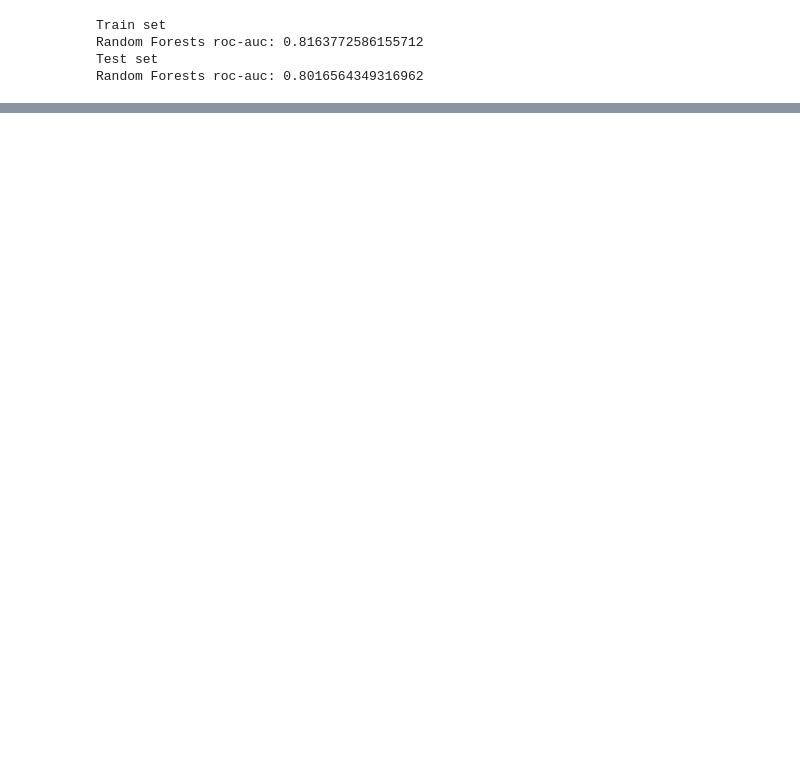
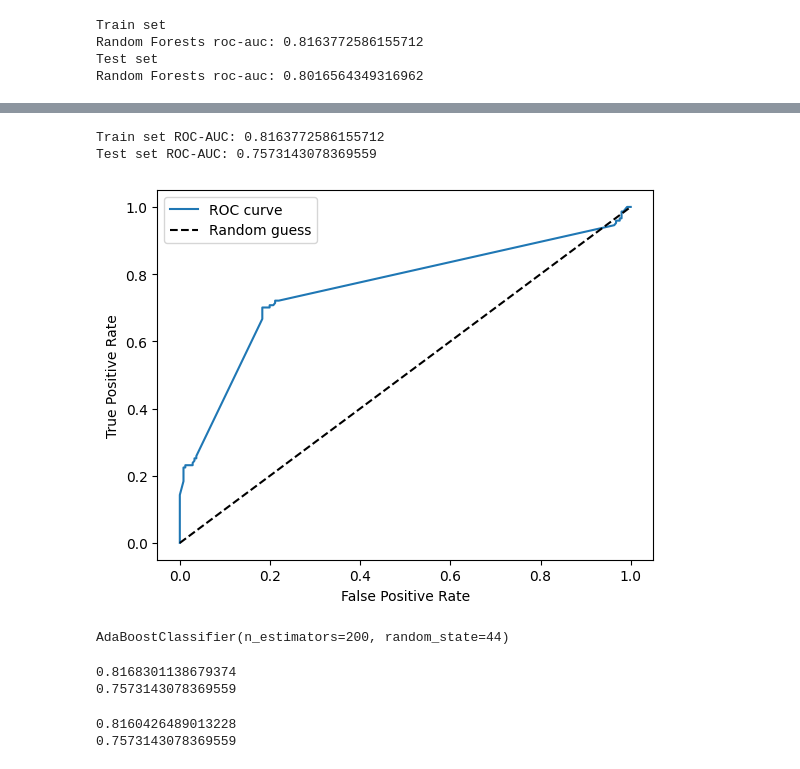
Before and after one commit to bhmit/featureEngineering, a Jupyter notebook: Section-04-Variable-Characteristics/8-practices.ipynb, the cells around one changed output, grey strips where cells are left out. Saved outputs shown, nothing was run; the diff lists cells and outputs as text; code cells hidden in the pictures; blank space fills up the shorter version.

```diff
--- a/Section-04-Variable-Characteristics/8-practices.ipynb
+++ b/Section-04-Variable-Characteristics/8-practices.ipynb
@@ -456,6 +491,8 @@ predictions_train = rf.predict(x_train[['cabin_r_maped','sex']])
 x_test_clean = x_test[['cabin_r_maped','sex']].fillna(0).infer_objects(copy=False)
 predictions = rf.predict(x_test_clean)
 # %%
+rf.fit(x_train[['cabin_r_maped', 'sex']], y_train)
+
 # توقع احتمالات بدلاً من التصنيفات
 train_probs = rf.predict_proba(x_train[['cabin_r_maped', 'sex']])
 test_probs = rf.predict_proba(x_test_clean)
@@ -479,0 +604,74 @@ Random Forests roc-auc: 0.8016564349316962
+# %%
+from sklearn.ensemble import RandomForestClassifier
+from sklearn.metrics import roc_auc_score
+
+# تدريب الموديل
+rf = RandomForestClassifier(n_estimators=200, random_state=0)
+rf.fit(x_train[['cabin_maped', 'sex']], y_train)
+
+# توقع الاحتمالات
+train_probs = rf.predict_proba(x_train[['cabin_maped', 'sex']])
+test_probs = rf.predict_proba(x_test[['cabin_maped', 'sex']].fillna(0))
+
+# ناخد احتمالية الـ class 1
+train_probs_class0 = train_probs[:, 1]
+test_probs_class1 = test_probs[:, 1]
+
+# نحسب ROC-AUC
+roc_auc_train = roc_auc_score(y_train, train_probs_class1)
+roc_auc_test = roc_auc_score(y_test, test_probs_class1)
+
+print('Train set ROC-AUC:', roc_auc_train)
+print('Test set ROC-AUC:', roc_auc_test)
+# %% [output]
+Train set ROC-AUC: 0.8163772586155712
+Test set ROC-AUC: 0.7573143078369559
+# %%
+from sklearn.metrics import roc_curve
+import matplotlib.pyplot as plt
+
+# حساب نقاط الـ ROC curve
+fpr, tpr, thresholds = roc_curve(y_test, test_probs_class1)
+
+# الرسم
+plt.plot(fpr, tpr, label='ROC curve')
+plt.plot([0, 1], [0, 1], 'k--', label='Random guess')
+plt.xlabel('False Positive Rate')
+plt.ylabel('True Positive Rate')
+plt.legend()
+plt.show()
+# %% [output]
+[figure, added]
+# %%
+ada_bost = AdaBoostClassifier(n_estimators=200, random_state=44)
+ada_bost.fit(x_train[['cabin_maped', 'sex']], y_train)
+# %% [output]
+AdaBoostClassifier(n_estimators=200, random_state=44)
+# %%
+ada_pred_train = ada_bost.predict_proba(x_train[['cabin_maped', 'sex']])
+roc_score_train = roc_auc_score(y_train,ada_pred_train[:,1])
+print(roc_score_train)
+
+ada_pred_test = ada_bost.predict_proba(x_test[['cabin_maped', 'sex']])
+
+roc_score_test = roc_auc_score(y_test, ada_pred_test[:,1])
+print(roc_auc_test)
+# %% [output]
+0.8168301138679374
+0.7573143078369559
+# %%
+
+ada_bost = AdaBoostClassifier(n_estimators=200, random_state=44)
+ada_bost.fit(x_train[['cabin_r_maped', 'sex']], y_train)
+
+ada_pred_train = ada_bost.predict_proba(x_train[['cabin_r_maped', 'sex']])
+roc_score_train = roc_auc_score(y_train,ada_pred_train[:,1])
+print(roc_score_train)
+
+ada_pred_test = ada_bost.predict_proba(x_test[['cabin_r_maped', 'sex']])
+
+roc_score_test = roc_auc_score(y_test, ada_pred_test[:,1])
+print(roc_auc_test)
+# %% [output]
+0.8160426489013228
+0.7573143078369559
```
Also changed, not shown: parts of 10 cells of this notebook, 1 other file.
